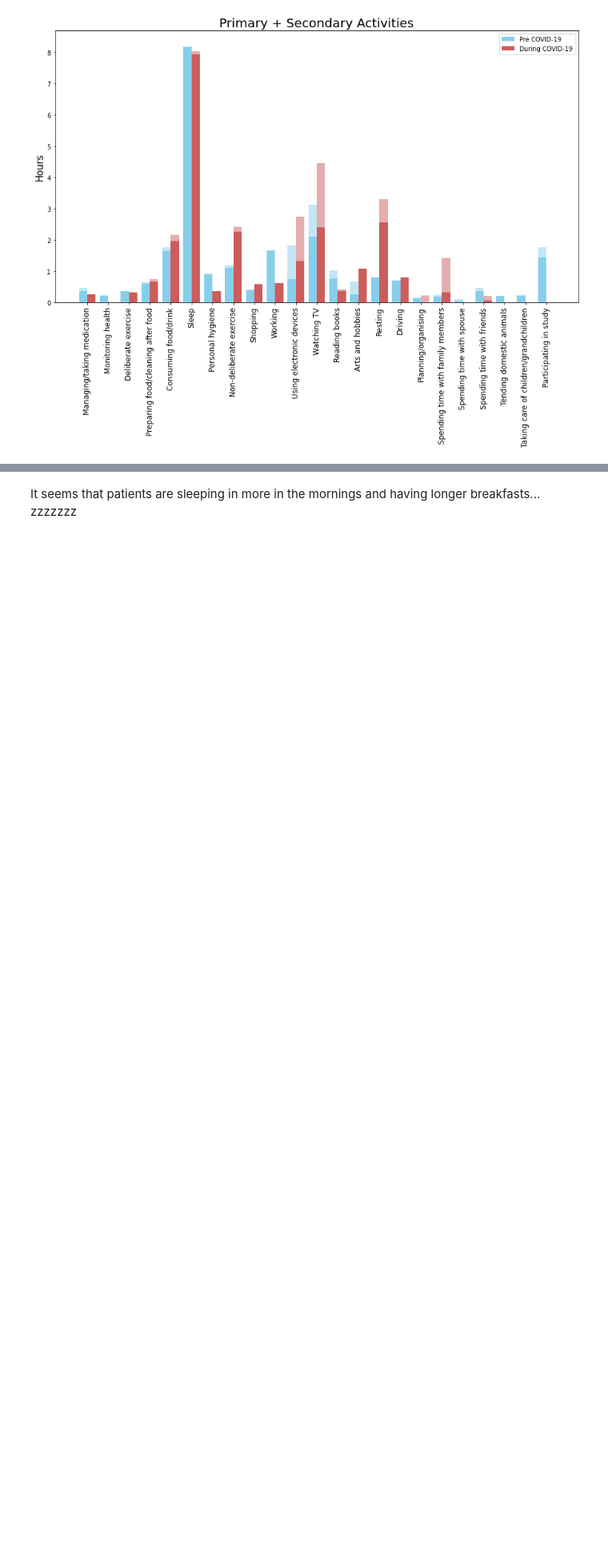
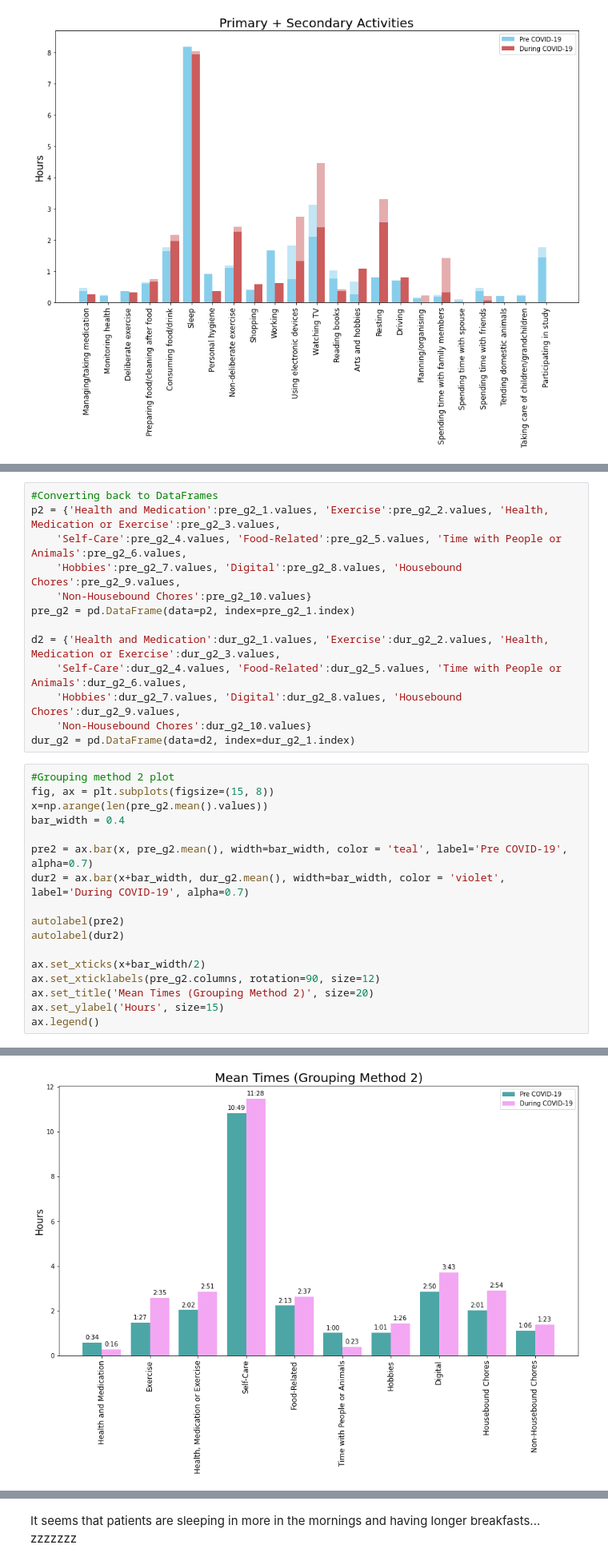
Before and after one commit to tommiehayes/Time-use-Analysis, a Jupyter notebook: Time use Analysis.ipynb, the cells around one changed output, grey strips where cells are left out. Shown at 80% size. Cells and saved outputs as stored; diff of their text form; blank space fills up the shorter version.

Commit message:
grouping graphs

```diff
--- a/Time use Analysis.ipynb
+++ b/Time use Analysis.ipynb
@@ -118,0 +146,31 @@ plt.ylim(0, 8.7)
+# %%
+#Converting back to DataFrames
+p2 = {'Health and Medication':pre_g2_1.values, 'Exercise':pre_g2_2.values, 'Health, Medication or Exercise':pre_g2_3.values,
+    'Self-Care':pre_g2_4.values, 'Food-Related':pre_g2_5.values, 'Time with People or Animals':pre_g2_6.values,
+    'Hobbies':pre_g2_7.values, 'Digital':pre_g2_8.values, 'Housebound Chores':pre_g2_9.values,
+    'Non-Housebound Chores':pre_g2_10.values}
+pre_g2 = pd.DataFrame(data=p2, index=pre_g2_1.index)
+
+d2 = {'Health and Medication':dur_g2_1.values, 'Exercise':dur_g2_2.values, 'Health, Medication or Exercise':dur_g2_3.values,
+    'Self-Care':dur_g2_4.values, 'Food-Related':dur_g2_5.values, 'Time with People or Animals':dur_g2_6.values,
+    'Hobbies':dur_g2_7.values, 'Digital':dur_g2_8.values, 'Housebound Chores':dur_g2_9.values,
+    'Non-Housebound Chores':dur_g2_10.values}
+dur_g2 = pd.DataFrame(data=d2, index=dur_g2_1.index)
+# %%
+#Grouping method 2 plot
+fig, ax = plt.subplots(figsize=(15, 8))
+x=np.arange(len(pre_g2.mean().values))
+bar_width = 0.4
+
+pre2 = ax.bar(x, pre_g2.mean(), width=bar_width, color = 'teal', label='Pre COVID-19', alpha=0.7)
+dur2 = ax.bar(x+bar_width, dur_g2.mean(), width=bar_width, color = 'violet', label='During COVID-19', alpha=0.7)
+
+autolabel(pre2)
+autolabel(dur2)
+
+ax.set_xticks(x+bar_width/2)
+ax.set_xticklabels(pre_g2.columns, rotation=90, size=12)
+ax.set_title('Mean Times (Grouping Method 2)', size=20)
+ax.set_ylabel('Hours', size=15)
+ax.legend()
+# %% [output]
@@ -118,0 +178 @@ plt.ylim(0, 8.7)
+[figure, added]
```
Also changed, not shown: parts of 11 cells of this notebook.
